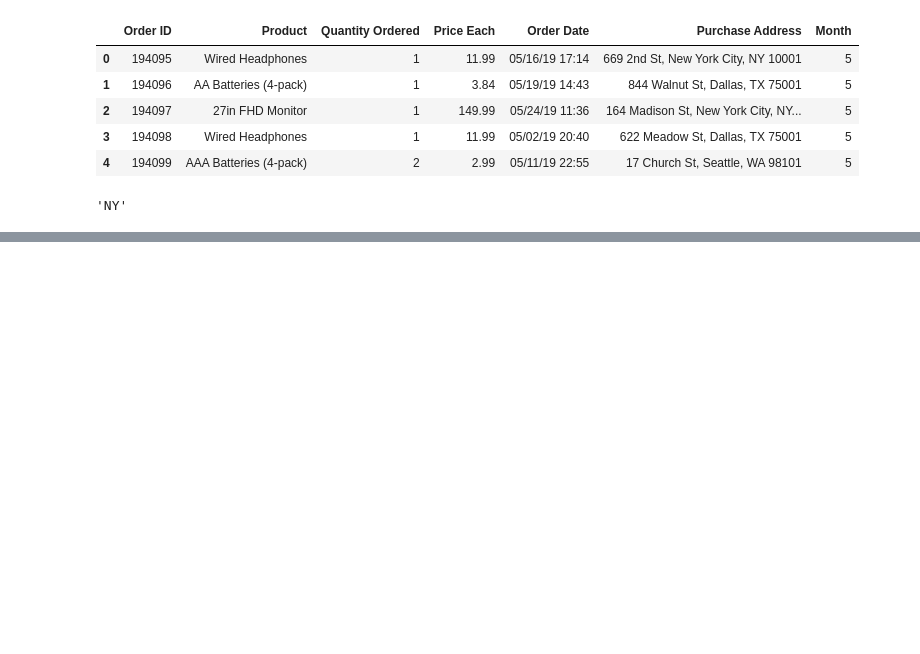
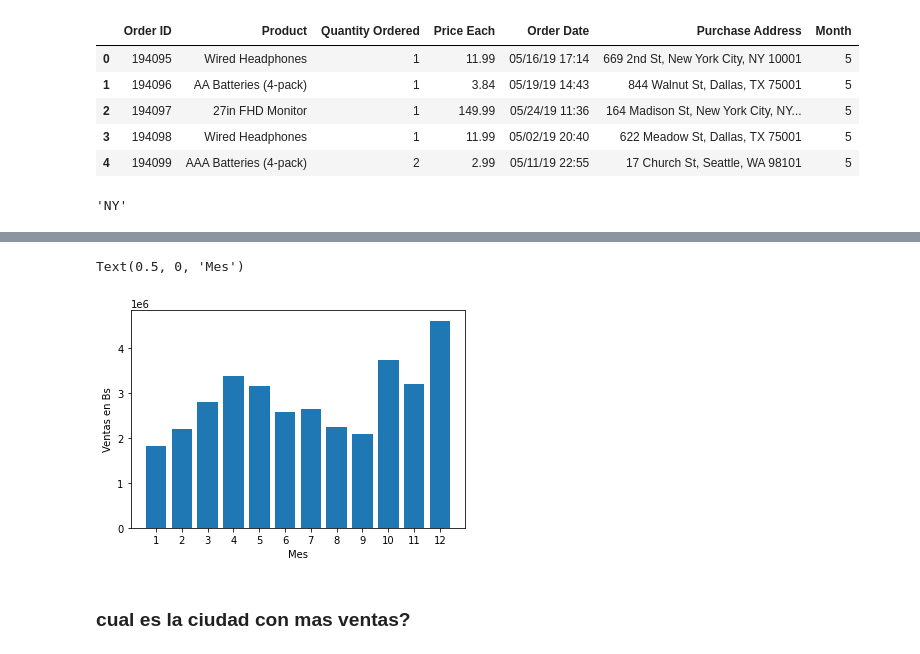
Before and after one commit to tabris2015/ISI-306, a Jupyter notebook: laboratorios/data_science/ventas.ipynb, the cells around one changed output, grey strips where cells are left out. Cells and saved outputs as stored; diff of their text form; code cells hidden in the pictures; blank space fills up the shorter version.

Commit message:
exploracion de ventas

```diff
--- a/laboratorios/data_science/ventas.ipynb
+++ b/laboratorios/data_science/ventas.ipynb
@@ -91,0 +83,3 @@ data_anual.head()
+# %%
+data_anual['Sales'] = data_anual['Quantity Ordered'].astype('int') * data_anual['Price Each'].astype('float')
+data_anual.head()
@@ -91,0 +110,14 @@ data_anual.head()
+# %%
+import matplotlib.pyplot as plt
+%matplotlib inline
+months = range(1,13)
+
+plt.bar(months, data_anual.groupby(['Month']).sum()['Sales'])
+plt.xticks(months)
+plt.ylabel('Ventas en Bs')
+plt.xlabel('Mes')
+# %% [output]
+Text(0.5, 0, 'Mes')
+[figure, added]
+# %% [markdown]
+### cual es la ciudad con mas ventas?
```
Also changed, not shown: parts of 17 cells of this notebook.
